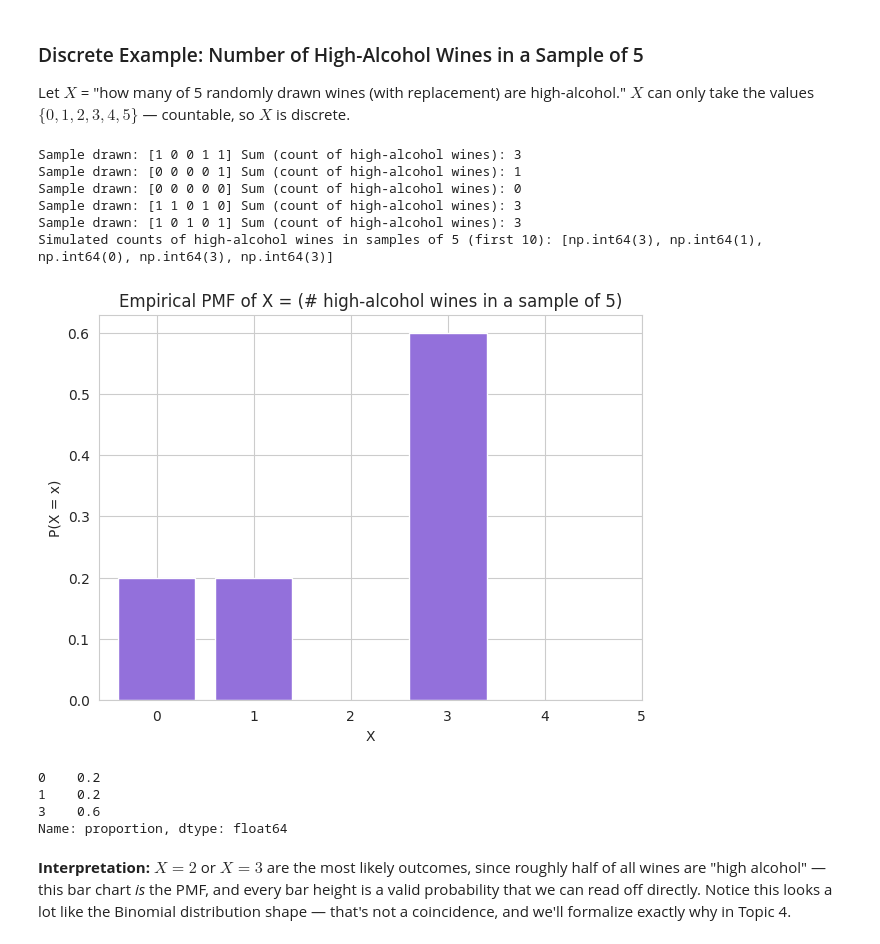
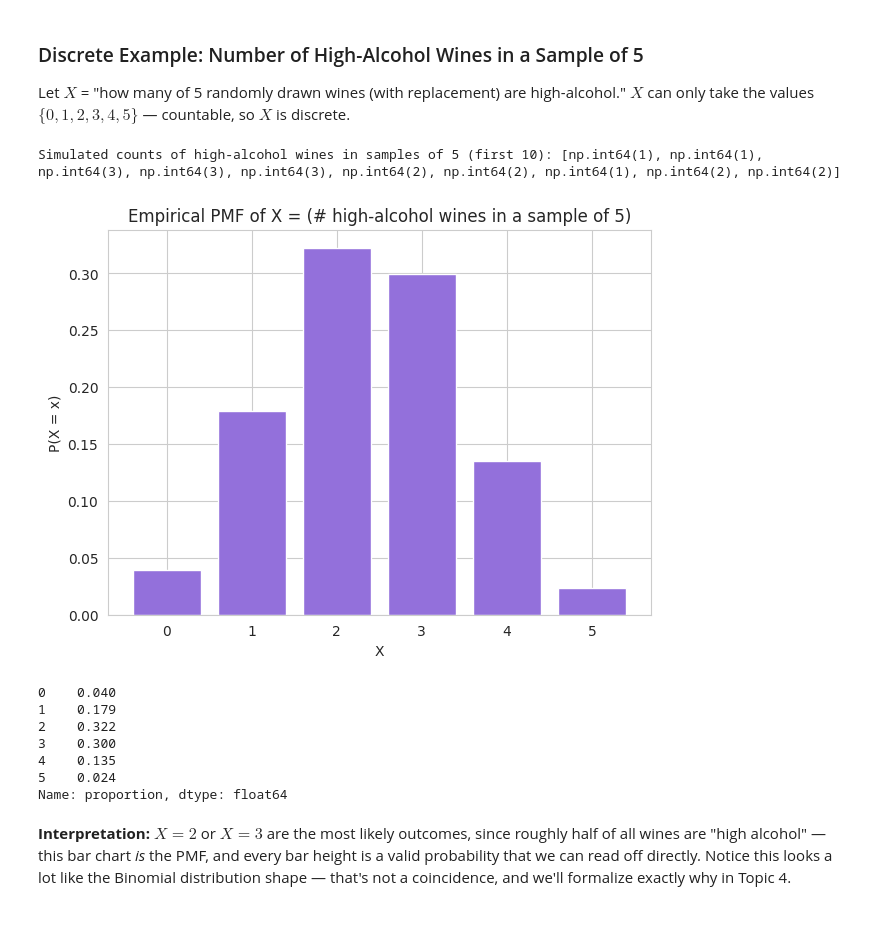
Before and after one commit to Abubakar-idrees-01/Summer_Grow, a Jupyter notebook: probability/Probability_Statistics_for_Data_Science.ipynb, the cells around one changed output. Drawn from its saved outputs; the diff is of its cells as text; code cells hidden in the pictures.

Commit message:
dealing with charts and simulations

```diff
--- a/probability/Probability_Statistics_for_Data_Science.ipynb
+++ b/probability/Probability_Statistics_for_Data_Science.ipynb
@@ -1215,40 +1215,38 @@ Let $X$ = "how many of 5 randomly drawn wines (with replacement) are high-alcoho
 values $\{0,1,2,3,4,5\}$ — countable, so $X$ is discrete.
 # %%
 # Simulate drawing 5 wines (with replacement) many times, and count high-alcohol wines each time
-n_simulations = 5
+n_simulations = 20000
 sample_size = 5
 
 counts = []
 for _ in range(n_simulations):
     sample = df['high_alcohol'].sample(sample_size, replace=True).values
-    print("Sample drawn:", sample, "Sum (count of high-alcohol wines):", sample.sum())
+    # print("Sample drawn:", sample, "Sum (count of high-alcohol wines):", sample.sum())
     counts.append(sample.sum())
 
 
 print("Simulated counts of high-alcohol wines in samples of 5 (first 10):", counts[:10])
 counts = np.array(counts)
 pmf_empirical = pd.Series(counts).value_counts(normalize=True).sort_index()
 
 plt.figure(figsize=(7, 5))
-plt.bar(pmf_empirical.index, pmf_empirical.values, color='mediumpurple')
+plt.bar(pmf_empirical.index, pmf_empirical.values, color='mediumpurple' )
 plt.title("Empirical PMF of X = (# high-alcohol wines in a sample of 5)")
 plt.xlabel("X")
 plt.ylabel("P(X = x)")
 plt.xticks(range(6))
 plt.show()
 
 print(pmf_empirical.round(3))
 # %% [output]
-Sample drawn: [1 0 0 1 1] Sum (count of high-alcohol wines): 3
-Sample drawn: [0 0 0 0 1] Sum (count of high-alcohol wines): 1
-Sample drawn: [0 0 0 0 0] Sum (count of high-alcohol wines): 0
-Sample drawn: [1 1 0 1 0] Sum (count of high-alcohol wines): 3
-Sample drawn: [1 0 1 0 1] Sum (count of high-alcohol wines): 3
-Simulated counts of high-alcohol wines in samples of 5 (first 10): [np.int64(3), np.int64(1), np.int64(0), np.int64(3), np.int64(3)]
+Simulated counts of high-alcohol wines in samples of 5 (first 10): [np.int64(1), np.int64(1), np.int64(3), np.int64(3), np.int64(3), np.int64(2), np.int64(2), np.int64(1), np.int64(2), np.int64(2)]
-[figure, old version]
+[figure, new version]
-0    0.2
-1    0.2
-3    0.6
+0    0.040
+1    0.179
+2    0.322
+3    0.300
+4    0.135
+5    0.024
 Name: proportion, dtype: float64
 # %% [markdown]
 **Interpretation:** $X=2$ or $X=3$ are the most likely outcomes, since roughly half of all wines are
```
